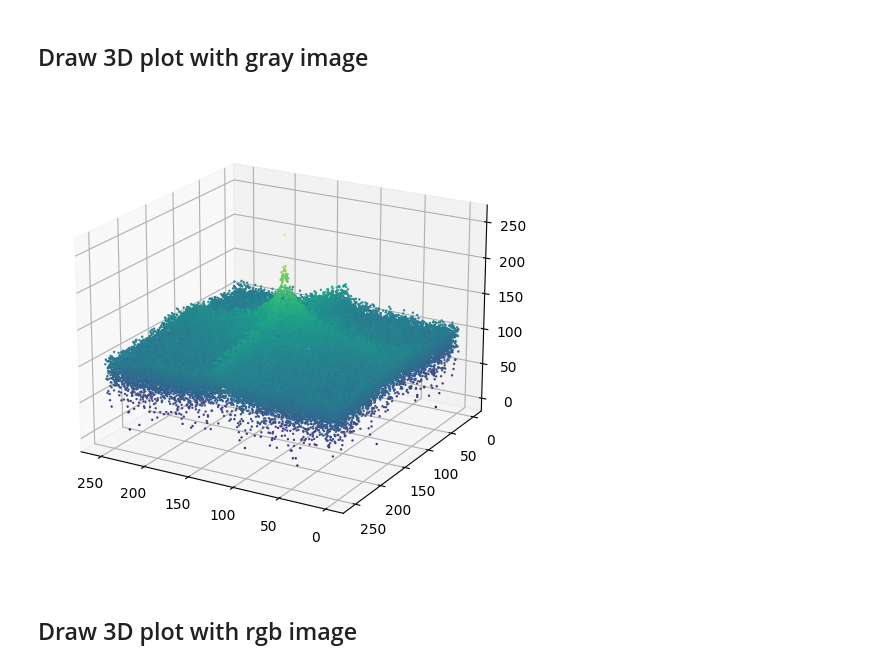
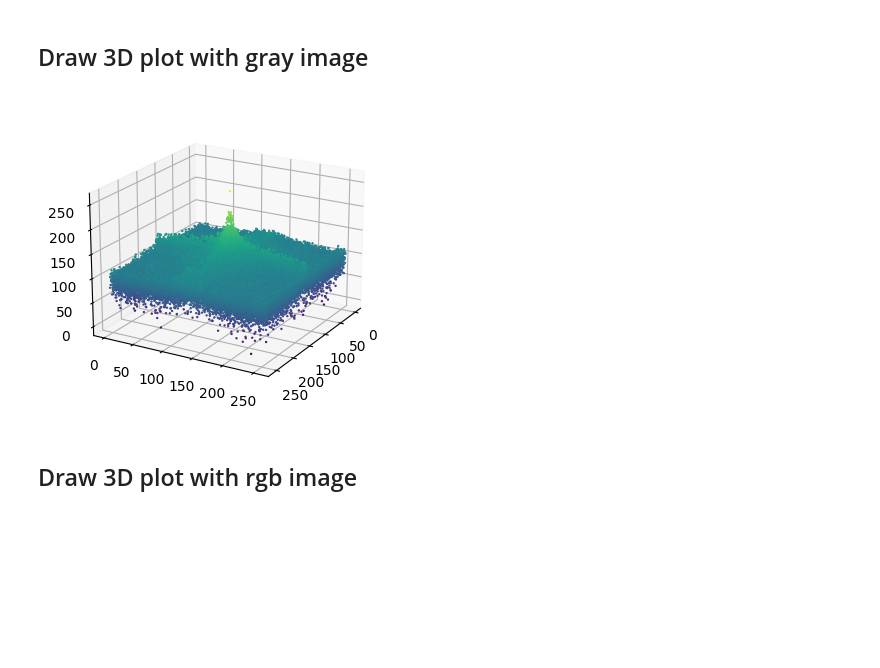
Before and after one commit to Junepp/3d-plot-for-image, a Jupyter notebook: example_3d_plot.ipynb, the cells around one changed output. Drawn from its saved outputs; the diff is of its cells as text; code cells hidden in the pictures; blank space fills up the shorter version.

```diff
--- a/example_3d_plot.ipynb
+++ b/example_3d_plot.ipynb
@@ -64,16 +64,16 @@ Z = img.flatten()
 # %%
 # draw 3d plot
 
-fig = plt.figure(figsize=(6,6))
+fig = plt.figure(figsize=(4,4))
 ax = fig.add_subplot(111, projection='3d')
 
 ax.scatter(X,Y,Z, c=Z, cmap='viridis', s=0.5, alpha=1)
 
-ax.view_init(elev=20, azim=120)  # set angle for view
+ax.view_init(elev=20, azim=30)  # set angle for view
 
 plt.show()
 # %% [output]
-[figure, old version]
+[figure, new version]
 # %% [markdown]
 ## Draw 3D plot with rgb image
 # %%
```
Also changed, not shown: parts of 2 cells of this notebook.
